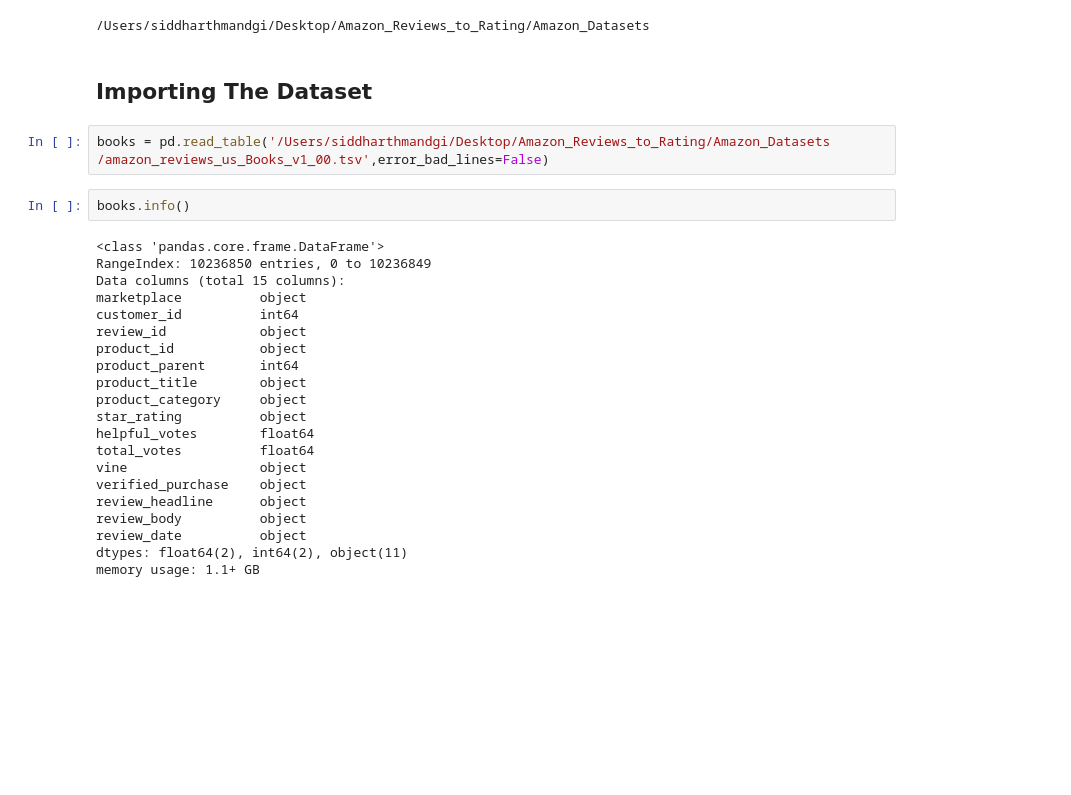
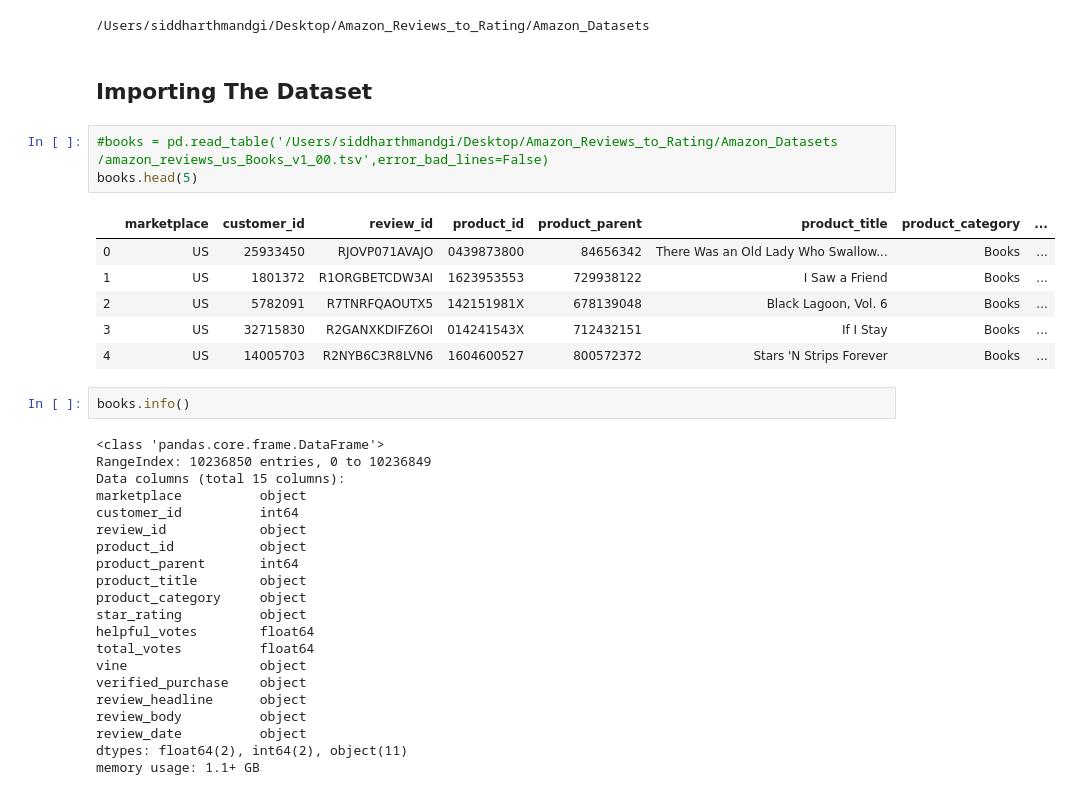
Before and after one commit to siddh30/Amazon-Sentiment-Analysis, a Jupyter notebook: scikit-learn & spaCy/amazon_reviews_to_ratings.ipynb, the cells around one changed output. Saved outputs shown, nothing was run; the diff lists cells and outputs as text; blank space fills up the shorter version.

```diff
--- a/scikit-learn & spaCy/amazon_reviews_to_ratings.ipynb
+++ b/scikit-learn & spaCy/amazon_reviews_to_ratings.ipynb
@@ -28,7 +28,15 @@ cd '/Users/siddharthmandgi/Desktop/Amazon_Reviews_to_Rating/Amazon_Datasets /'
 # %% [markdown]
 ## Importing The Dataset
 # %%
-books = pd.read_table('/Users/siddharthmandgi/Desktop/Amazon_Reviews_to_Rating/Amazon_Datasets /amazon_reviews_us_Books_v1_00.tsv',error_bad_lines=False)
+#books = pd.read_table('/Users/siddharthmandgi/Desktop/Amazon_Reviews_to_Rating/Amazon_Datasets /amazon_reviews_us_Books_v1_00.tsv',error_bad_lines=False)
+books.head(5)
+# %% [output]
+|  | marketplace | customer_id | review_id | product_id | product_parent | product_title | product_category | ... |
+| 0 | US | 25933450 | RJOVP071AVAJO | 0439873800 | 84656342 | There Was an Old Lady Who Swallow... | Books | ... |
+| 1 | US | 1801372 | R1ORGBETCDW3AI | 1623953553 | 729938122 | I Saw a Friend | Books | ... |
+| 2 | US | 5782091 | R7TNRFQAOUTX5 | 142151981X | 678139048 | Black Lagoon, Vol. 6 | Books | ... |
+| 3 | US | 32715830 | R2GANXKDIFZ6OI | 014241543X | 712432151 | If I Stay | Books | ... |
+| 4 | US | 14005703 | R2NYB6C3R8LVN6 | 1604600527 | 800572372 | Stars 'N Strips Forever | Books | ... |
 # %%
 books.info()
 # %% [output]
```
Also changed, not shown: parts of 11 cells of this notebook, 1 other file.
